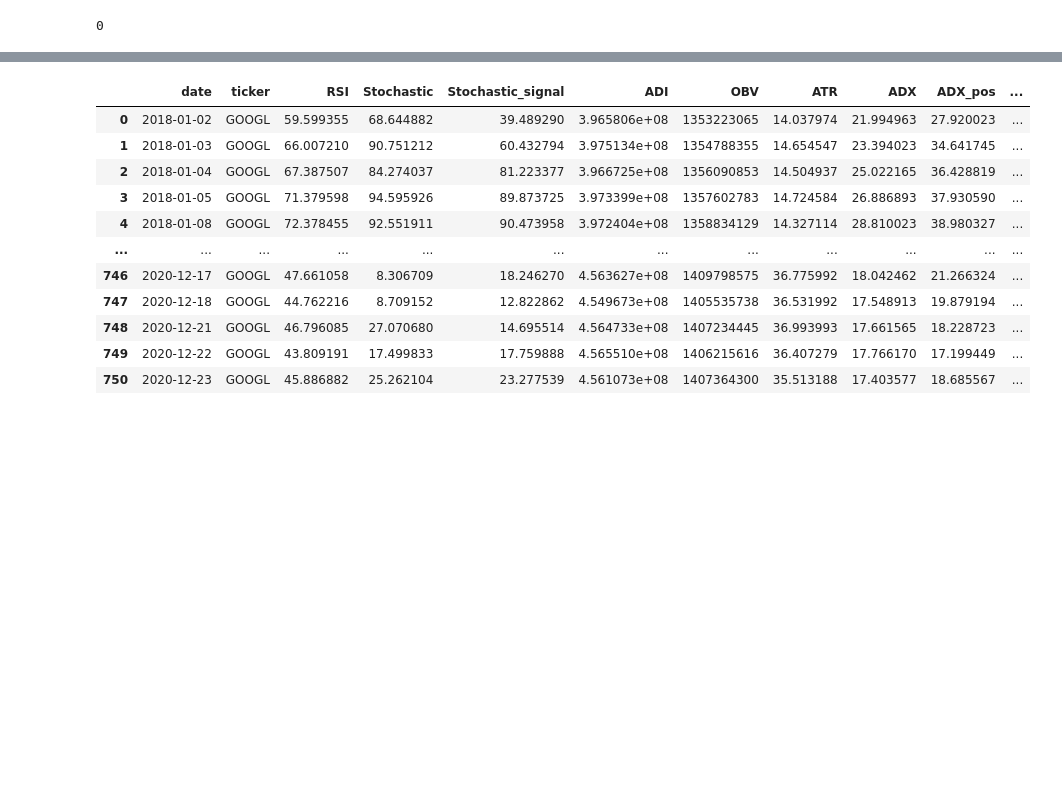
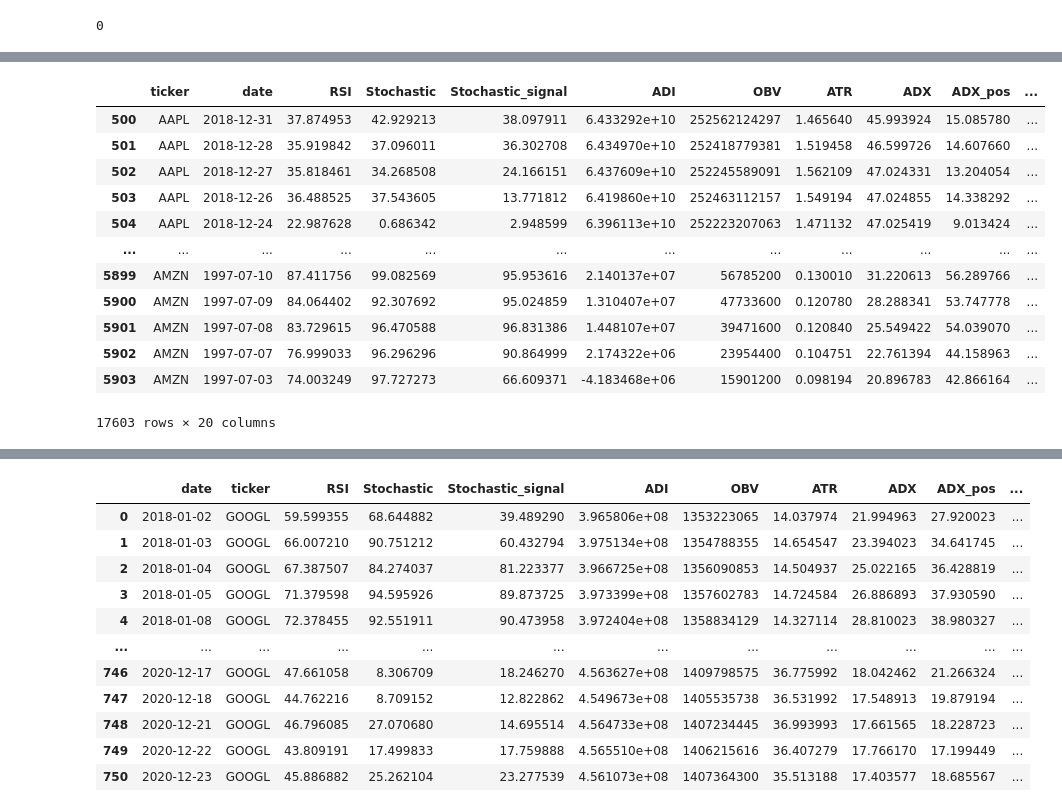
Before and after one commit to marcin-sobocinski/mlchartist, a Jupyter notebook: notebooks/Ian_notebooks/Ian_troubleshooting_buildarrays.ipynb, the cells around one changed output, grey strips where cells are left out. Cells and saved outputs as stored; diff of their text form; code cells hidden in the pictures; blank space fills up the shorter version.

```diff
--- a/notebooks/Ian_notebooks/Ian_troubleshooting_buildarrays.ipynb
+++ b/notebooks/Ian_notebooks/Ian_troubleshooting_buildarrays.ipynb
@@ -80,3 +104,19 @@ len(apple) - len(apple_test) - len(apple_train)
+# %%
+train_set
+# %% [output]
+|  | ticker | date | RSI | Stochastic | Stochastic_signal | ADI | OBV | ATR | ADX | ADX_pos | ... |
+| 500 | AAPL | 2018-12-31 | 37.874953 | 42.929213 | 38.097911 | 6.433292e+10 | 252562124297 | 1.465640 | 45.993924 | 15.085780 | ... |
+| 501 | AAPL | 2018-12-28 | 35.919842 | 37.096011 | 36.302708 | 6.434970e+10 | 252418779381 | 1.519458 | 46.599726 | 14.607660 | ... |
+| 502 | AAPL | 2018-12-27 | 35.818461 | 34.268508 | 24.166151 | 6.437609e+10 | 252245589091 | 1.562109 | 47.024331 | 13.204054 | ... |
+| 503 | AAPL | 2018-12-26 | 36.488525 | 37.543605 | 13.771812 | 6.419860e+10 | 252463112157 | 1.549194 | 47.024855 | 14.338292 | ... |
+| 504 | AAPL | 2018-12-24 | 22.987628 | 0.686342 | 2.948599 | 6.396113e+10 | 252223207063 | 1.471132 | 47.025419 | 9.013424 | ... |
+| ... | ... | ... | ... | ... | ... | ... | ... | ... | ... | ... | ... |
+| 5899 | AMZN | 1997-07-10 | 87.411756 | 99.082569 | 95.953616 | 2.140137e+07 | 56785200 | 0.130010 | 31.220613 | 56.289766 | ... |
+| 5900 | AMZN | 1997-07-09 | 84.064402 | 92.307692 | 95.024859 | 1.310407e+07 | 47733600 | 0.120780 | 28.288341 | 53.747778 | ... |
+| 5901 | AMZN | 1997-07-08 | 83.729615 | 96.470588 | 96.831386 | 1.448107e+07 | 39471600 | 0.120840 | 25.549422 | 54.039070 | ... |
+| 5902 | AMZN | 1997-07-07 | 76.999033 | 96.296296 | 90.864999 | 2.174322e+06 | 23954400 | 0.104751 | 22.761394 | 44.158963 | ... |
+| 5903 | AMZN | 1997-07-03 | 74.003249 | 97.727273 | 66.609371 | -4.183468e+06 | 15901200 | 0.098194 | 20.896783 | 42.866164 | ... |
+17603 rows × 20 columns
 # %%
 def train_test_split_test(input_df, test_set_size):
     """
```
Also changed, not shown: parts of 13 cells of this notebook, 3 other files.
